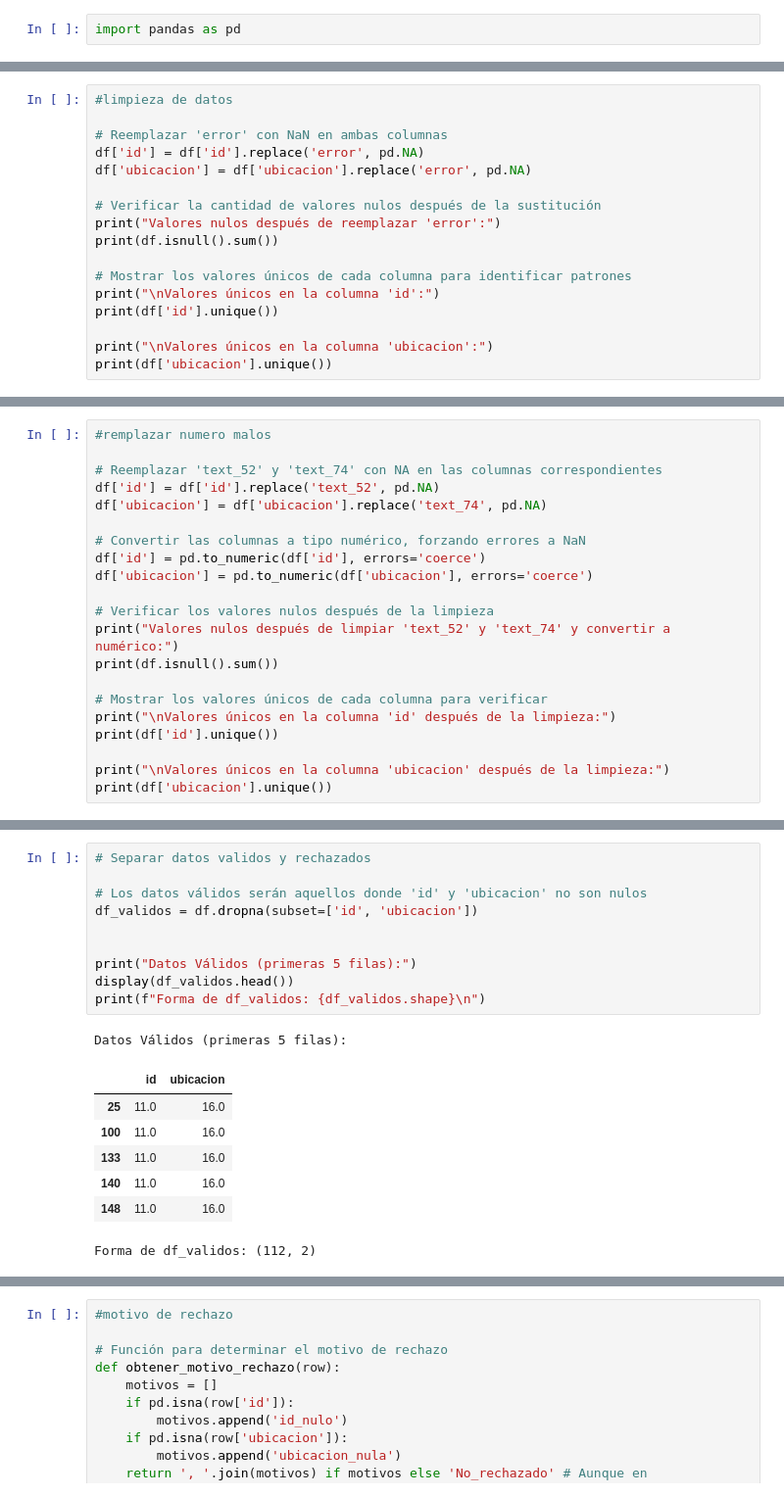
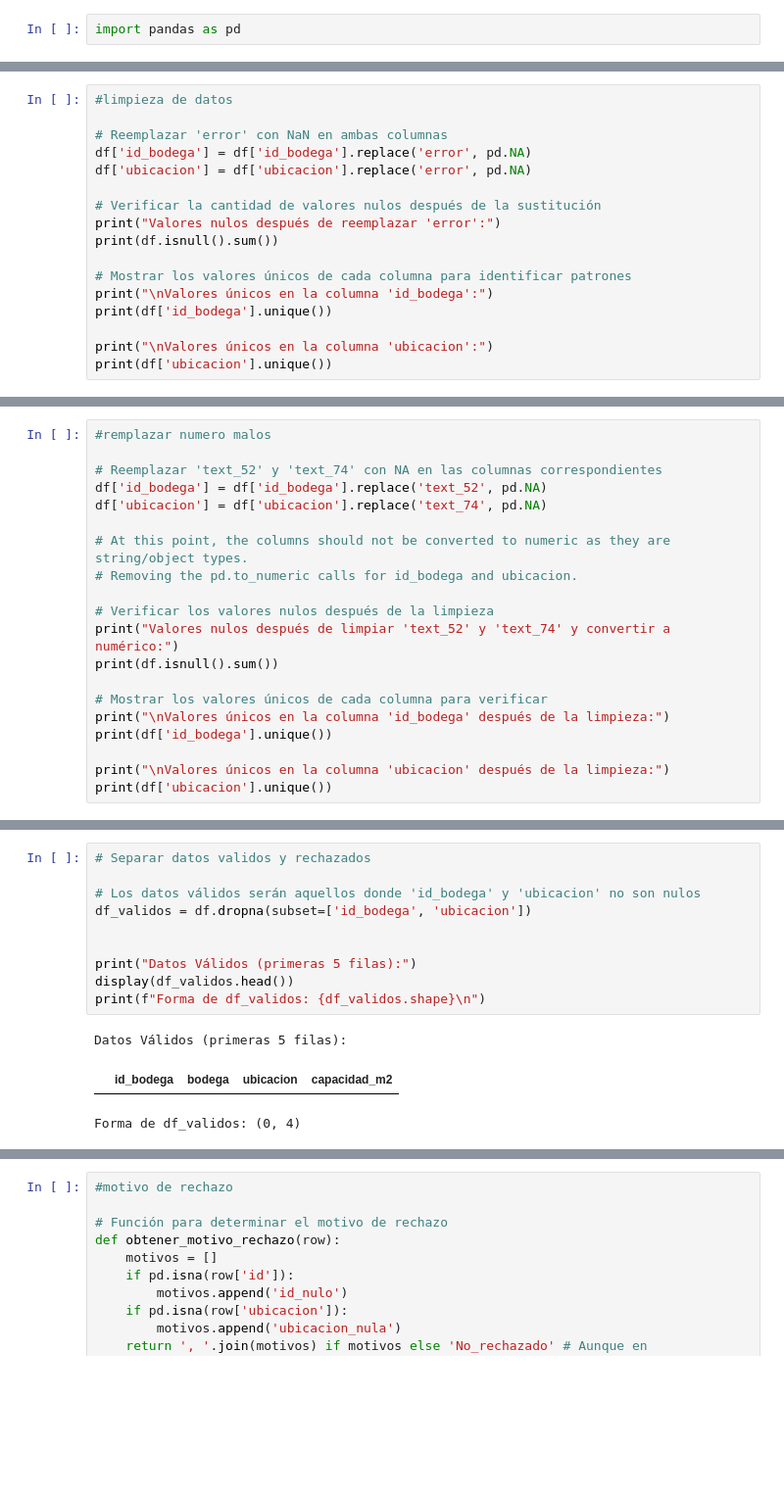
Before and after one commit to MiguelCortezPino/etl-data-pipeline-1701472022, a Jupyter notebook: notebooks/E_boegas.ipynb, the cells around one changed output, grey strips where cells are left out. Shown at 98% size. Saved outputs shown, nothing was run; the diff lists cells and outputs as text; blank space fills up the shorter version.

```diff
--- a/notebooks/E_boegas.ipynb
+++ b/notebooks/E_boegas.ipynb
@@ -64,7 +68,7 @@ dtype: int64
 #limpieza de datos
 
 # Reemplazar 'error' con NaN en ambas columnas
-df['id'] = df['id'].replace('error', pd.NA)
+df['id_bodega'] = df['id_bodega'].replace('error', pd.NA)
 df['ubicacion'] = df['ubicacion'].replace('error', pd.NA)
 
 # Verificar la cantidad de valores nulos después de la sustitución
@@ -72,8 +76,8 @@ print("Valores nulos después de reemplazar 'error':")
 print(df.isnull().sum())
 
 # Mostrar los valores únicos de cada columna para identificar patrones
-print("\nValores únicos en la columna 'id':")
-print(df['id'].unique())
+print("\nValores únicos en la columna 'id_bodega':")
+print(df['id_bodega'].unique())
 
 print("\nValores únicos en la columna 'ubicacion':")
 print(df['ubicacion'].unique())
@@ -92,20 +101,19 @@ Valores únicos en la columna 'ubicacion':
 #remplazar numero malos
 
 # Reemplazar 'text_52' y 'text_74' con NA en las columnas correspondientes
-df['id'] = df['id'].replace('text_52', pd.NA)
+df['id_bodega'] = df['id_bodega'].replace('text_52', pd.NA)
 df['ubicacion'] = df['ubicacion'].replace('text_74', pd.NA)
 
-# Convertir las columnas a tipo numérico, forzando errores a NaN
-df['id'] = pd.to_numeric(df['id'], errors='coerce')
-df['ubicacion'] = pd.to_numeric(df['ubicacion'], errors='coerce')
+# At this point, the columns should not be converted to numeric as they are string/object types.
+# Removing the pd.to_numeric calls for id_bodega and ubicacion.
 
 # Verificar los valores nulos después de la limpieza
 print("Valores nulos después de limpiar 'text_52' y 'text_74' y convertir a numérico:")
 print(df.isnull().sum())
 
 # Mostrar los valores únicos de cada columna para verificar
-print("\nValores únicos en la columna 'id' después de la limpieza:")
-print(df['id'].unique())
+print("\nValores únicos en la columna 'id_bodega' después de la limpieza:")
+print(df['id_bodega'].unique())
 
 print("\nValores únicos en la columna 'ubicacion' después de la limpieza:")
 print(df['ubicacion'].unique())
@@ -125,20 +133,15 @@ Valores únicos en la columna 'ubicacion' después de la limpieza:
 # %%
 # Separar datos validos y rechazados
 
-# Los datos válidos serán aquellos donde 'id' y 'ubicacion' no son nulos
-df_validos = df.dropna(subset=['id', 'ubicacion'])
+# Los datos válidos serán aquellos donde 'id_bodega' y 'ubicacion' no son nulos
+df_validos = df.dropna(subset=['id_bodega', 'ubicacion'])
 
 
 print("Datos Válidos (primeras 5 filas):")
 display(df_validos.head())
 print(f"Forma de df_validos: {df_validos.shape}\n")
 # %% [output]
 Datos Válidos (primeras 5 filas):
-|  | id | ubicacion |
-| 25 | 11.0 | 16.0 |
-| 100 | 11.0 | 16.0 |
-| 133 | 11.0 | 16.0 |
-| 140 | 11.0 | 16.0 |
-| 148 | 11.0 | 16.0 |
+|  | id_bodega | bodega | ubicacion | capacidad_m2 |
-Forma de df_validos: (112, 2)
+Forma de df_validos: (0, 4)
 # %%
```
Also changed, not shown: parts of 6 cells of this notebook.
